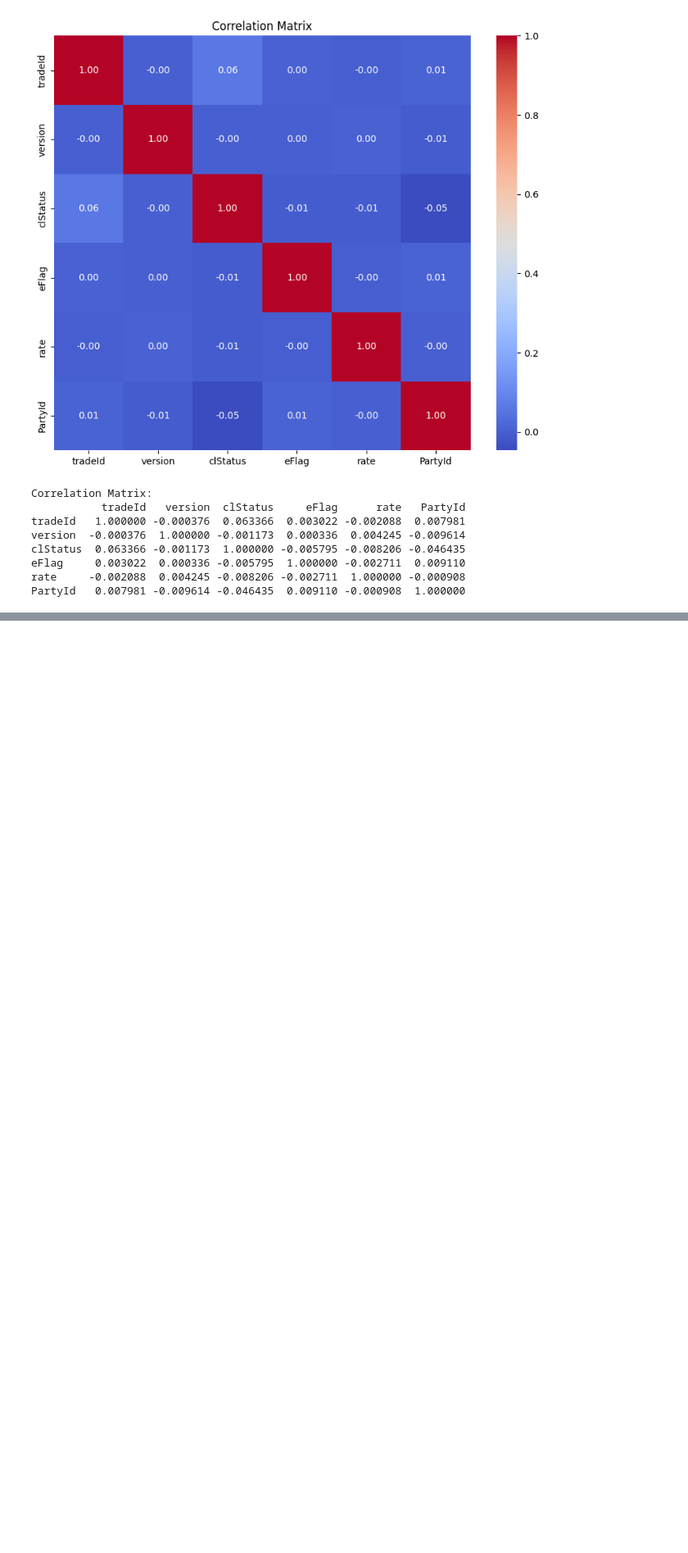
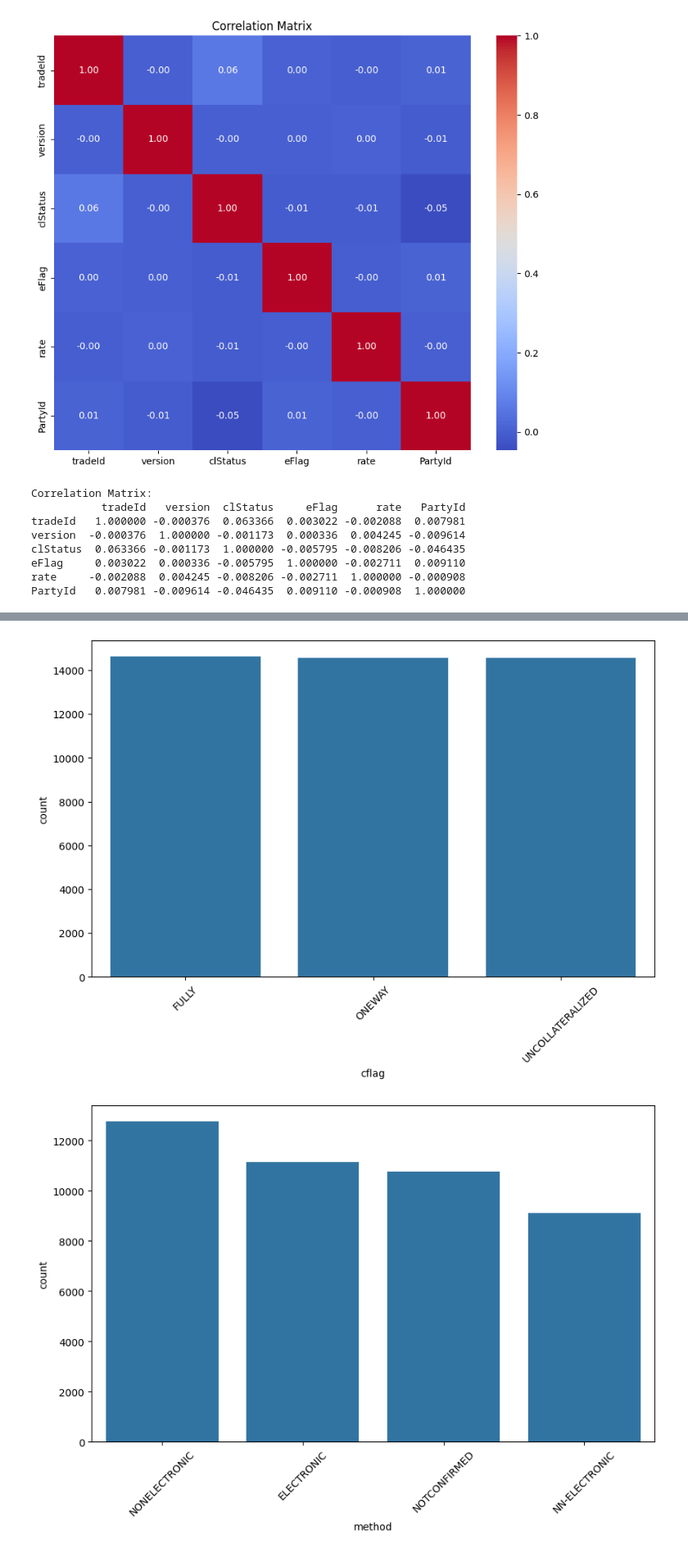
Before and after one commit to kastrahl/Assessments, a Jupyter notebook: Trade_Reporting_data_Analysis_drop.ipynb, the cells around one changed output, grey strips where cells are left out. Shown at 82% size. Drawn from its saved outputs; the diff is of its cells as text; code cells hidden in the pictures; blank space fills up the shorter version.

```diff
--- a/Trade_Reporting_data_Analysis_drop.ipynb
+++ b/Trade_Reporting_data_Analysis_drop.ipynb
@@ -418,0 +645,11 @@ plt.show()
+# %%
+# Plot bar plots for categorical features
+categorical_features = ['cflag', 'method', 'eventT', 'mType', 'seller', 'sType', 'Product', 'party', 'transactionType', 'Reporting Status']
+for feature in categorical_features:
+    plt.figure(figsize=(10, 6))
+    sns.countplot(data=df, x=feature, order=df[feature].value_counts().index)
+    plt.xticks(rotation=45)  # Rotate x-axis labels for better readability
+    plt.show()
+# %% [output]
+[figure, added]
+[figure, added]
```
Also changed, not shown: parts of 47 cells of this notebook.
